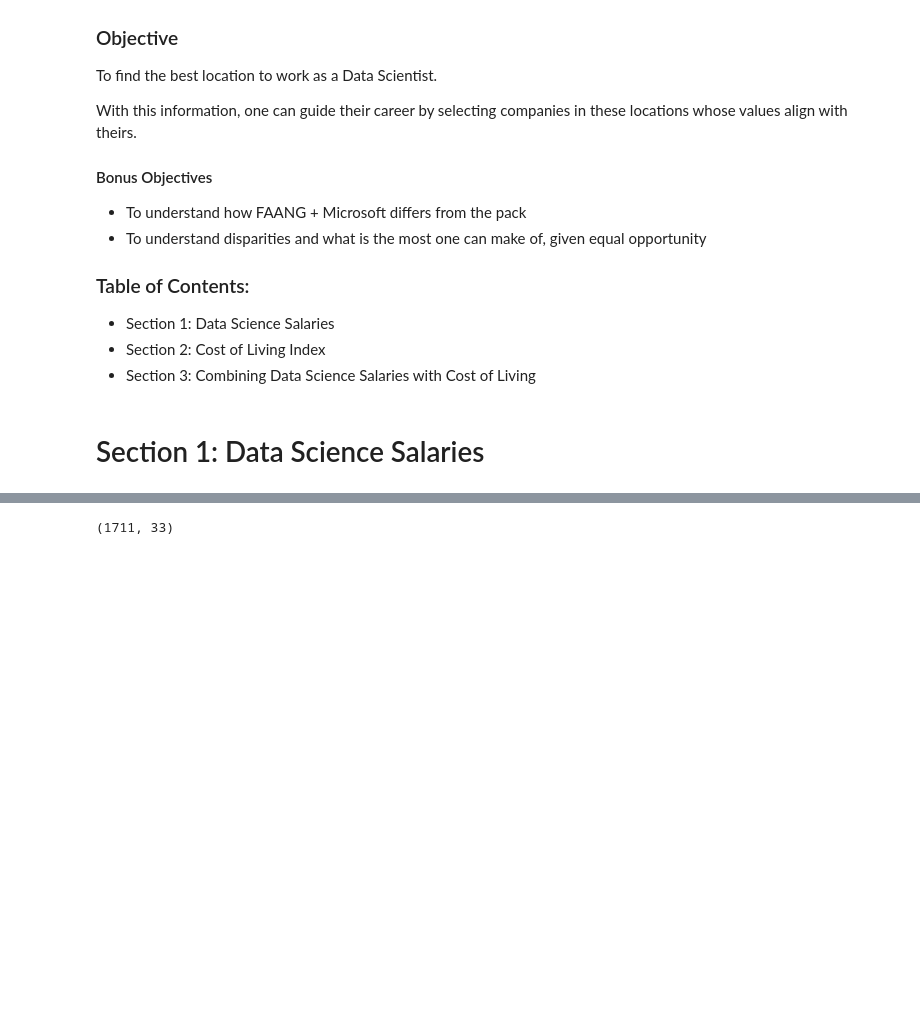
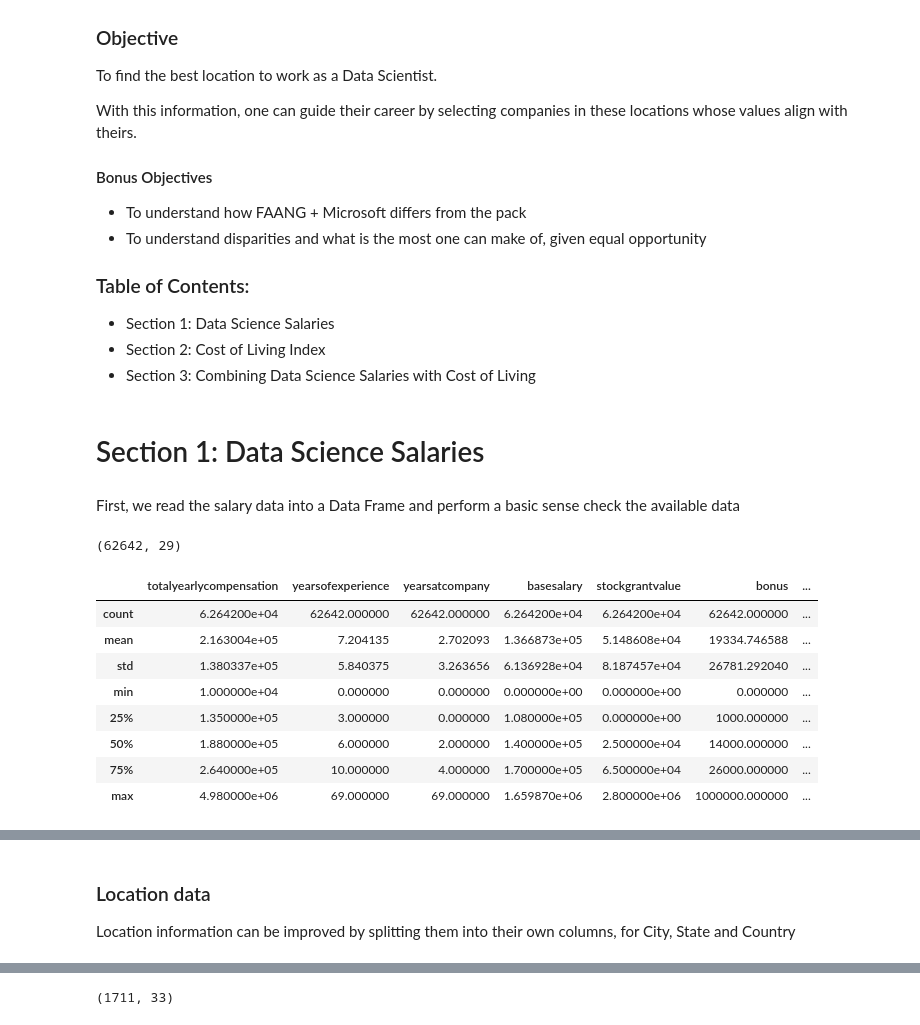
Before and after one commit to dl-lim/kaggle-1, a Jupyter notebook: ds-sal.ipynb, the cells around one changed output, grey strips where cells are left out. Saved outputs shown, nothing was run; the diff lists cells and outputs as text; code cells hidden in the pictures; blank space fills up the shorter version.

```diff
--- a/ds-sal.ipynb
+++ b/ds-sal.ipynb
@@ -22,8 +22,25 @@ import numpy as np
 import pandas as pd
 # %% [markdown]
 # Section 1: Data Science Salaries
+# %% [markdown]
+First, we read the salary data into a Data Frame and perform a basic sense check the available data
 # %%
 # Read STEM Salaries
-df = pd.read_csv('/kaggle/input/data-science-and-stem-salaries/Levels_Fyi_Salary_Data.csv')
+sdf = pd.read_csv('/kaggle/input/data-science-and-stem-salaries/Levels_Fyi_Salary_Data.csv')
+print(sdf.shape)
+# %% [output]
+(62642, 29)
+# %%
+sdf.describe()
+# %% [output]
+|  | totalyearlycompensation | yearsofexperience | yearsatcompany | basesalary | stockgrantvalue | bonus | ... |
+| count | 6.264200e+04 | 62642.000000 | 62642.000000 | 6.264200e+04 | 6.264200e+04 | 62642.000000 | ... |
+| mean | 2.163004e+05 | 7.204135 | 2.702093 | 1.366873e+05 | 5.148608e+04 | 19334.746588 | ... |
+| std | 1.380337e+05 | 5.840375 | 3.263656 | 6.136928e+04 | 8.187457e+04 | 26781.292040 | ... |
+| min | 1.000000e+04 | 0.000000 | 0.000000 | 0.000000e+00 | 0.000000e+00 | 0.000000 | ... |
+| 25% | 1.350000e+05 | 3.000000 | 0.000000 | 1.080000e+05 | 0.000000e+00 | 1000.000000 | ... |
+| 50% | 1.880000e+05 | 6.000000 | 2.000000 | 1.400000e+05 | 2.500000e+04 | 14000.000000 | ... |
+| 75% | 2.640000e+05 | 10.000000 | 4.000000 | 1.700000e+05 | 6.500000e+04 | 26000.000000 | ... |
+| max | 4.980000e+06 | 69.000000 | 69.000000 | 1.659870e+06 | 2.800000e+06 | 1000000.000000 | ... |
 # %%
 # Check the data
@@ -36,3 +53,7 @@ df.head(5)
 | 3 | 6/17/2017 0:23:14 | Apple | M1 | Software Engineering Manager | 372000 | Sunnyvale, CA | 7.0 | ... |
 | 4 | 6/20/2017 10:58:51 | Microsoft | 60 | Software Engineer | 157000 | Mountain View, CA | 5.0 | ... |
 5 rows × 29 columns
+# %% [markdown]
+### Location data
+
+Location information can be improved by splitting them into their own columns, for City, State and Country
```
Also changed, not shown: parts of 16 cells of this notebook.
